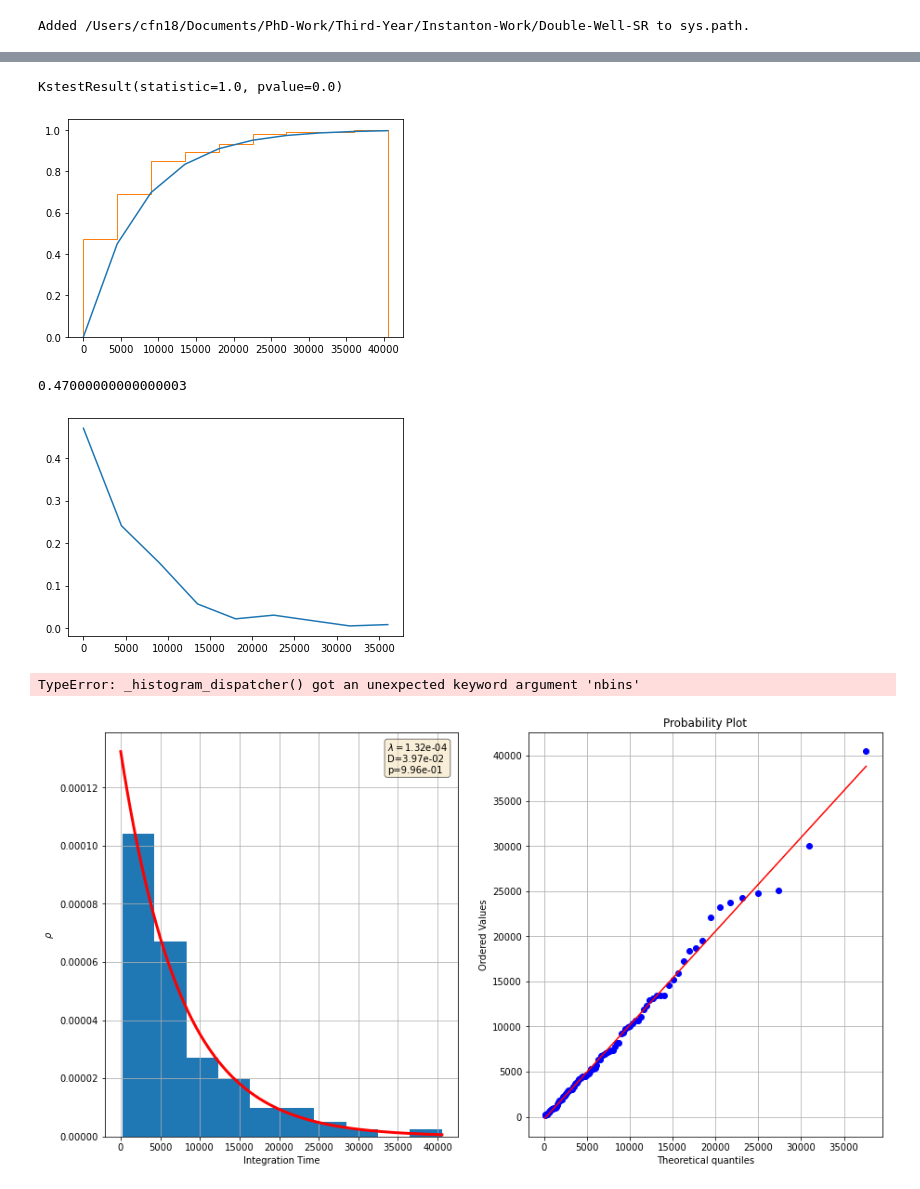
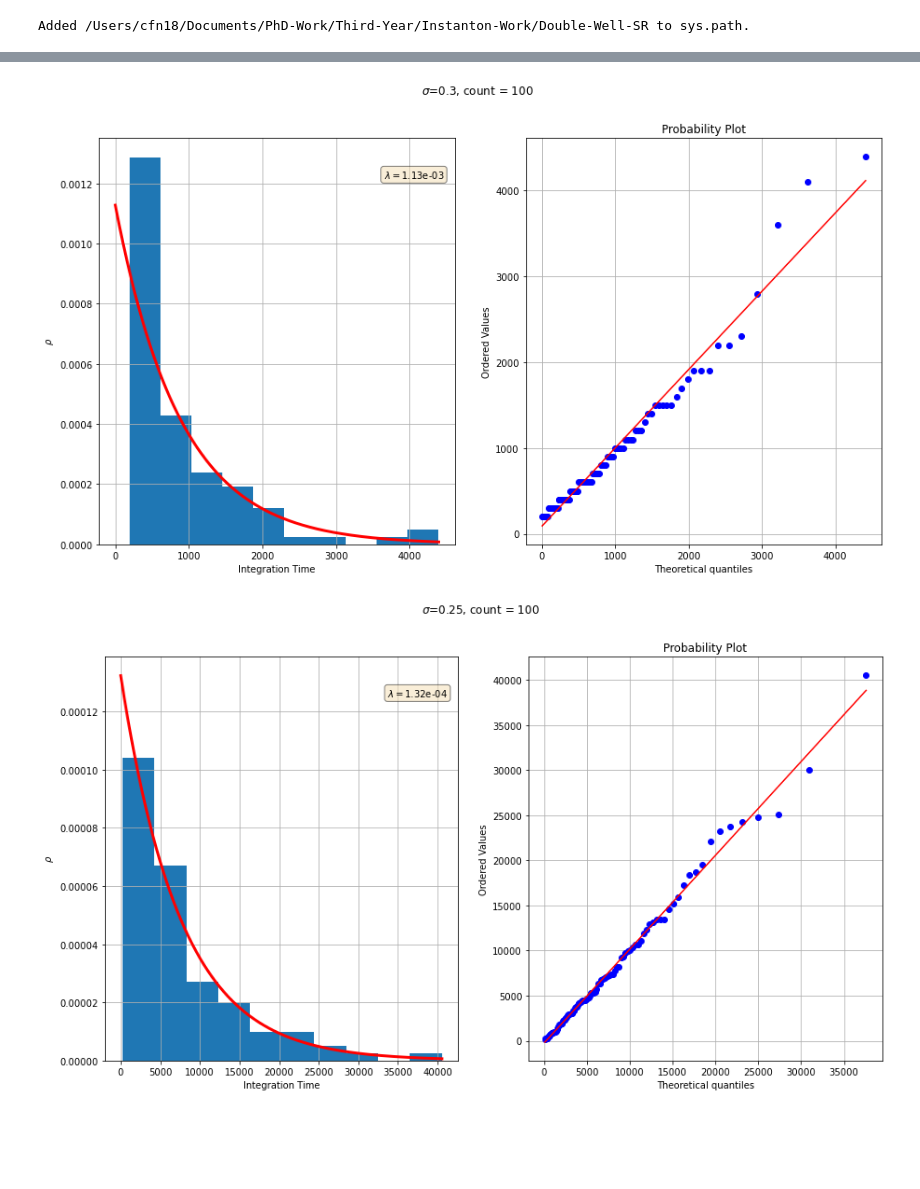
Before and after one commit to CalvinNesbitt/Double-Well-SR, a Jupyter notebook: Stochastic-Model/Time-Til-Transition-Test/Timing-Test-Results.ipynb, the cells around one changed output, grey strips where cells are left out. Saved outputs shown, nothing was run; the diff lists cells and outputs as text; code cells hidden in the pictures; blank space fills up the shorter version.

Commit message:
Wrote notebook to look at timing results experiment

```diff
--- a/Stochastic-Model/Time-Til-Transition-Test/Timing-Test-Results.ipynb
+++ b/Stochastic-Model/Time-Til-Transition-Test/Timing-Test-Results.ipynb
@@ -87,15 +88,2 @@ for ax in axes:
 # %%
 import scipy.stats as st
-# %%
-y = integration_times
-x = np.linspace(0, np.max(y), 1000)
-dist_exp = st.expon.pdf(x, scale=np.mean(y))
-plt.hist(y, density=True, bins=nbins)
-plt.plot(x, dist_exp)
-
-dist = st.expon
-args = dist.fit(y)
-print(args)
-print(np.mean(y))
-
-st.kstest(y, st.expon.cdf, args=(0, np.mean(y)))
@@ -107,61 +90,40 @@ KstestResult(statistic=0.03968038314115263, pvalue=0.9957719730352182)
-# %%
-st.kstest(y, 'expon')
-# %% [output]
-KstestResult(statistic=1.0, pvalue=0.0)
-# %%
-x = np.linspace(0, np.max(y), 10)
-
-
-cdf = st.expon.cdf(x, scale=np.mean(y))
-
-
-plt.plot(x, cdf)
-counts, bins, patches = plt.hist(y, density=True, cumulative=True, histtype='step', bins=x, align='mid')
-plt.show()
-plt.plot(bins[:-1], (counts - cdf[:-1]))
-np.max(np.abs(counts - cdf[:-1]))
-# %% [output]
-[figure, removed]
-0.47000000000000003
-[figure, removed]
-# %%
-numerical_pdf, bin_edges = np.histogram(y, density=True, nbins=10)
-plt.plot(numerical_pdf)
-# %% [output]
-TypeError: _histogram_dispatcher() got an unexpected keyword argument 'nbins'
 # %%
 def exponential_check_plots(y, variable_name=''):
     "Returns standard plots to check if some data y is exponentially distributed"
-    nbins = int(len(y)/10)
+    nbins = 10 #int(len(y)/10)
 
     # Plotting Histogram
     fig, axes = plt.subplots(ncols=2, figsize=(15, 8))
     axes[0].hist(y, bins=nbins, density=True)
     axes[0].grid()
 
     # Fitting and plotting an exponential
     x = np.linspace(0, np.max(y), 1000)
     dist_exp = st.expon.pdf(x, scale=np.mean(y))
     axes[0].plot(x, dist_exp, '-r', lw=3)
     axes[0].set_ylabel('$\\rho$')
     axes[0].set_xlabel(variable_name)
 
     # Kolmogorov–Smirnov Goodness of fit test
-    ks_stat, p_value = st.kstest(y, st.expon.cdf, args=(0, np.mean(y)))
+#     ks_stat, p_value = st.kstest(y, st.expon.cdf, args=(0, np.mean(y)))
 
     # Adding Stats Text box
-    stats_string = f'$\\lambda=${1/np.mean(y):.2e}\nD={ks_stat:.2e}\np={p_value:.2e}'
+    stats_string = f'$\\lambda=${1/np.mean(y):.2e}'#'\nD={ks_stat:.2e}\np={p_value:.2e}'
     props = dict(boxstyle='round', facecolor='wheat', alpha=0.5)
     axes[0].text(0.8, 0.9, stats_string, transform=axes[0].transAxes, bbox=props)
 
     # Q-Q Plot
     axes[1].grid()
     res = st.probplot(integration_times, plot=axes[1], dist=st.expon, sparams=(0, np.mean(y)))
 
     return fig, axes
 
-
-
-fig, axes = exponential_check_plots(integration_times, variable_name='Integration Time')
+for r in results:
+    integration_times = r['integration_times']
+    fig, axes = exponential_check_plots(integration_times, variable_name='Integration Time')
+    sigma = r['sigma']
+    count = r['number_of_transitions']
+    fig.suptitle(f'$\\sigma$={sigma}, count = {count}')
 # %% [output]
-[figure, old version]
+[figure, new version]
+[figure, added]
```
Also changed, not shown: parts of 13 cells of this notebook.
